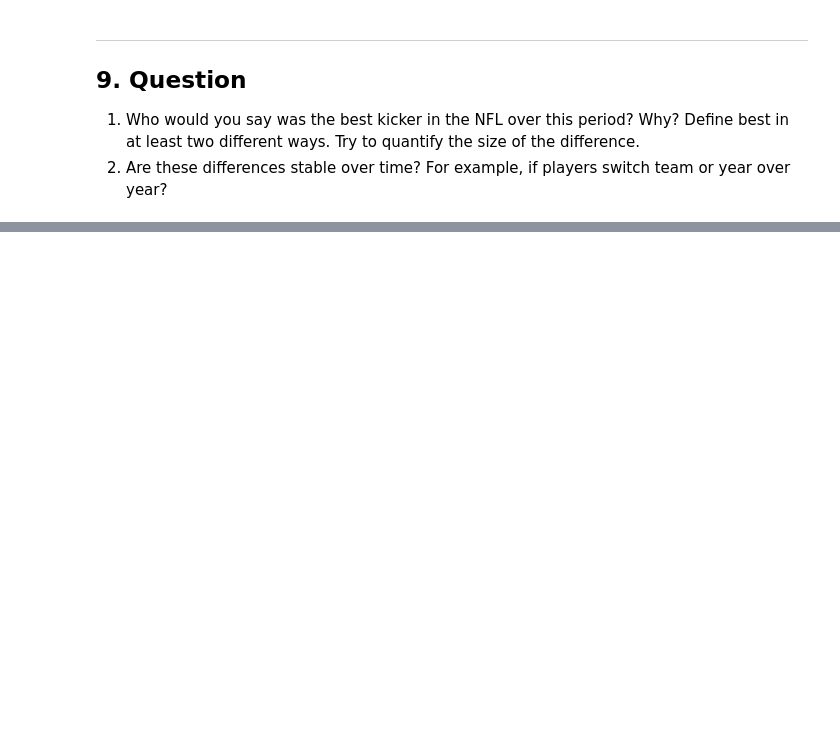
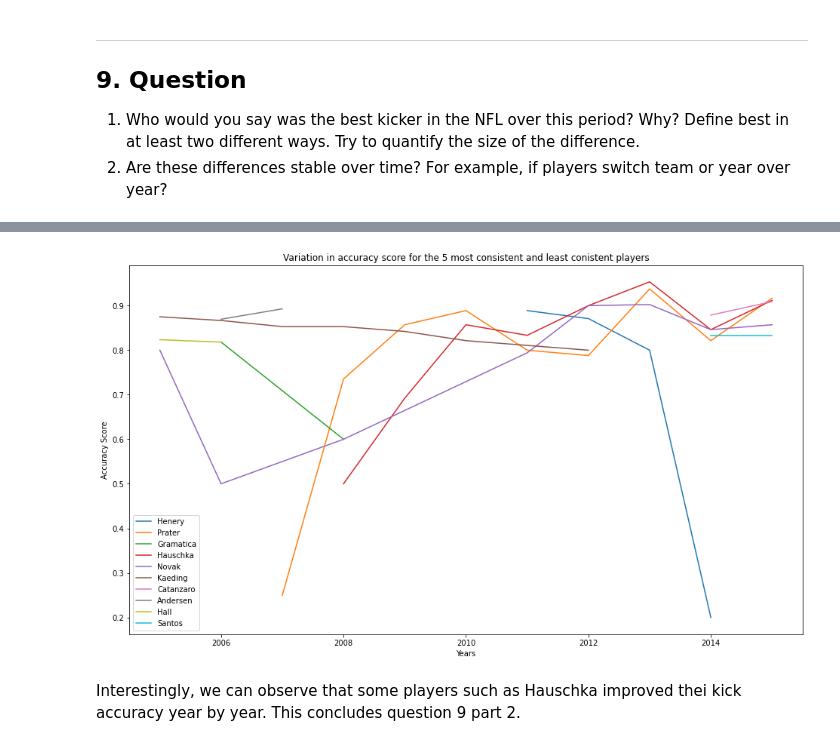
Before and after one commit to BenjaminZeisberg/Econ1042, a Jupyter notebook: Pset1/pset_1.ipynb, the cells around one changed output, grey strips where cells are left out. Saved outputs shown, nothing was run; the diff lists cells and outputs as text; code cells hidden in the pictures; blank space fills up the shorter version.

```diff
--- a/Pset1/pset_1.ipynb
+++ b/Pset1/pset_1.ipynb
@@ -491,12 +471,21 @@ kicker_list = data['Kicker'].unique()
 
 def data_per_kicker(kickers):
     accuracies = []
+    cond = (data['ScoreDiff']<0) & (data['ScoreDiff'] > - 4)
     for i in kickers:
-        data_kicker = data.loc[data['Kicker'] == i]
+        data_kicker = data.loc[(data['Kicker'] == i)]
+        # For each kicker we only look at the shots they take that
+        data_kicker = data_kicker.loc[(data_kicker['ScoreDiff'] < 0) & (data_kicker['ScoreDiff'] > - 4)]
         success = data_kicker['Success'].value_counts()
         try:
             accuracy = success[1]/(success[1] + success[0])
-            accuracies.append({'Kicker' : i, 'Accuracy' : accuracy})
+            accuracies.append({'Kicker' : i, 'Shots_taken_ScoreDiff': (success[1] + success[0]), 'Success_ScoreDiff': success[1], 'Accuracy_ScoreDiff' : accuracy})
         except KeyError:
-            accuracies.append({'Kicker': i, 'Accuracy' : np.nan})
+            accuracies.append({'Kicker': i, 'Accuracy_ScoreDiff' : np.nan})
     return accuracies
+
+results = data_per_kicker(kicker_list)
+frame_2 = pd.DataFrame(results)
+
+df = frame.merge(frame_2, on='Kicker')
+df
@@ -502,0 +595,13 @@ def data_per_kicker(kickers):
+# %%
+# we can use the var() to do this for us by specifiying the column
+kickers_names = frame_years['Kicker'].unique()
+results_var = []
+for name in kickers_names:
+    data = frame_years.loc[frame_years['Kicker'] == name]
+    var = data.var(numeric_only='Float')
+    results_var.append({'Kicker': name, 'Variance': var['Accuracy']})
+
+results_var = pd.DataFrame(results_var)
+results_var = results_var.sort_values(ascending=False, by='Variance').dropna()
+# these are the 5 highest variance players
+results_var.head()
@@ -502,0 +625,18 @@ def data_per_kicker(kickers):
+# %%
+# Let's grab the first 5 kickers and last 5 kickers to plot
+kickers = list(results_var['Kicker'].unique())
+kickers = kickers[:5] + kickers[-5:]
+
+fig, axs = plt.subplots(1,1,figsize=(16,9))
+
+for x in kickers:
+    data = frame_years.loc[frame_years['Kicker'] == x]
+    plt.plot(data['Year'], data['Accuracy'], label=f'{x}')
+    plt.xlabel('Years')
+    plt.ylabel('Accuracy Score')
+    plt.title('Variation in accuracy score for the 5 most consistent and least conistent players')
+    plt.legend()
+# %% [output]
+[figure, added]
+# %% [markdown]
+Interestingly, we can observe that some players such as Hauschka improved thei kick accuracy year by year. This concludes question 9 part 2.
```
Also changed, not shown: parts of 38 cells of this notebook, 7 other files.
